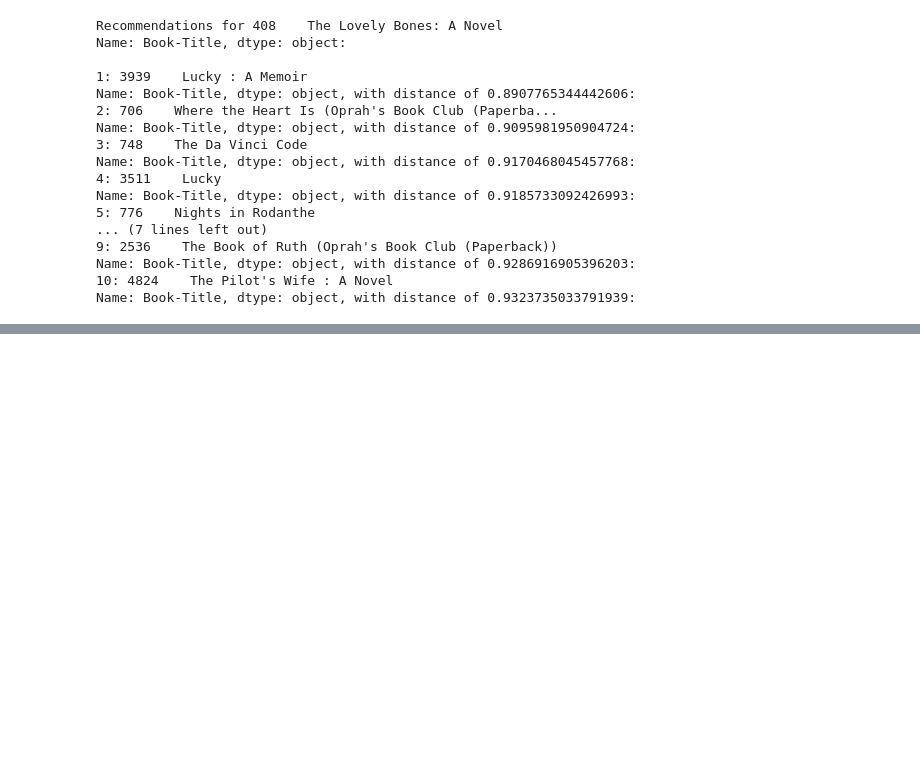
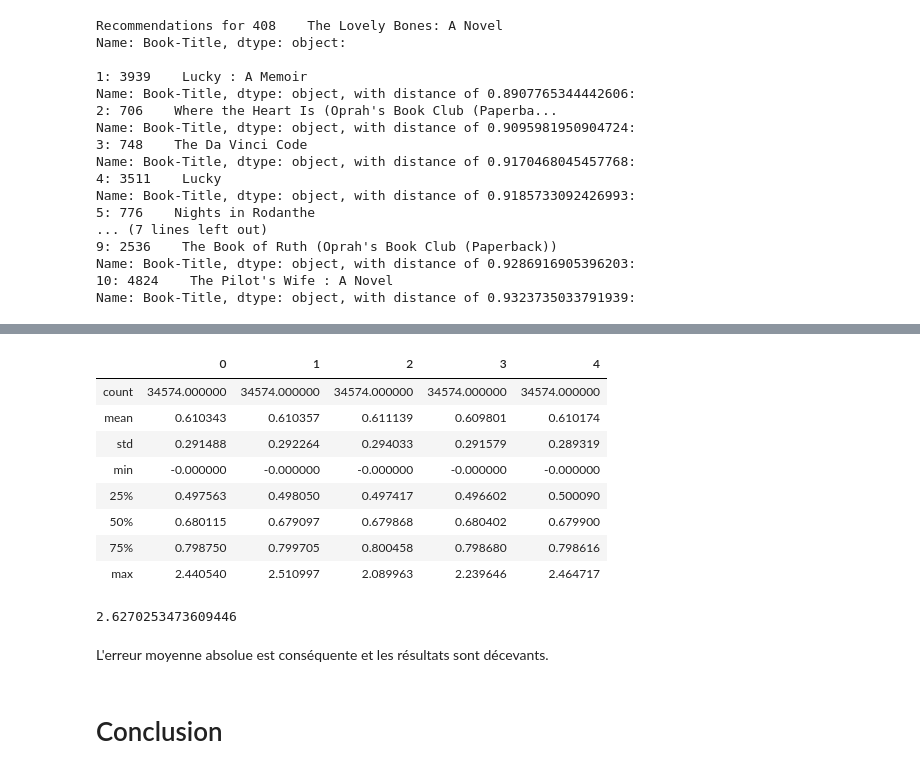
Before and after one commit to anthonymoisan/SystemRecommander, a Jupyter notebook: src/SystemRecommander.ipynb, the cells around one changed output, grey strips where cells are left out. Cells and saved outputs as stored; diff of their text form; code cells hidden in the pictures; blank space fills up the shorter version.

```diff
--- a/src/SystemRecommander.ipynb
+++ b/src/SystemRecommander.ipynb
@@ -441,0 +733,13 @@ Name: Book-Title, dtype: object, with distance of 0.9323735033791939:
+# %%
+user_embedding_learnt = model.get_layer(name='Non-Negative-User-Embedding').get_weights()[0]
+pd.DataFrame(user_embedding_learnt).describe()
+# %% [output]
+|  | 0 | 1 | 2 | 3 | 4 |
+| count | 34574.000000 | 34574.000000 | 34574.000000 | 34574.000000 | 34574.000000 |
+| mean | 0.610343 | 0.610357 | 0.611139 | 0.609801 | 0.610174 |
+| std | 0.291488 | 0.292264 | 0.294033 | 0.291579 | 0.289319 |
+| min | -0.000000 | -0.000000 | -0.000000 | -0.000000 | -0.000000 |
+| 25% | 0.497563 | 0.498050 | 0.497417 | 0.496602 | 0.500090 |
+| 50% | 0.680115 | 0.679097 | 0.679868 | 0.680402 | 0.679900 |
+| 75% | 0.798750 | 0.799705 | 0.800458 | 0.798680 | 0.798616 |
+| max | 2.440540 | 2.510997 | 2.089963 | 2.239646 | 2.464717 |
@@ -441,0 +749,9 @@ Name: Book-Title, dtype: object, with distance of 0.9323735033791939:
+# %%
+from sklearn.metrics import mean_absolute_error
+mean_absolute_error(y_true, y_hat)
+# %% [output]
+2.6270253473609446
+# %% [markdown]
+L'erreur moyenne absolue est conséquente et les résultats sont décevants.
+# %% [markdown]
+# Conclusion
```
Also changed, not shown: parts of 44 cells of this notebook, 2 other files.
